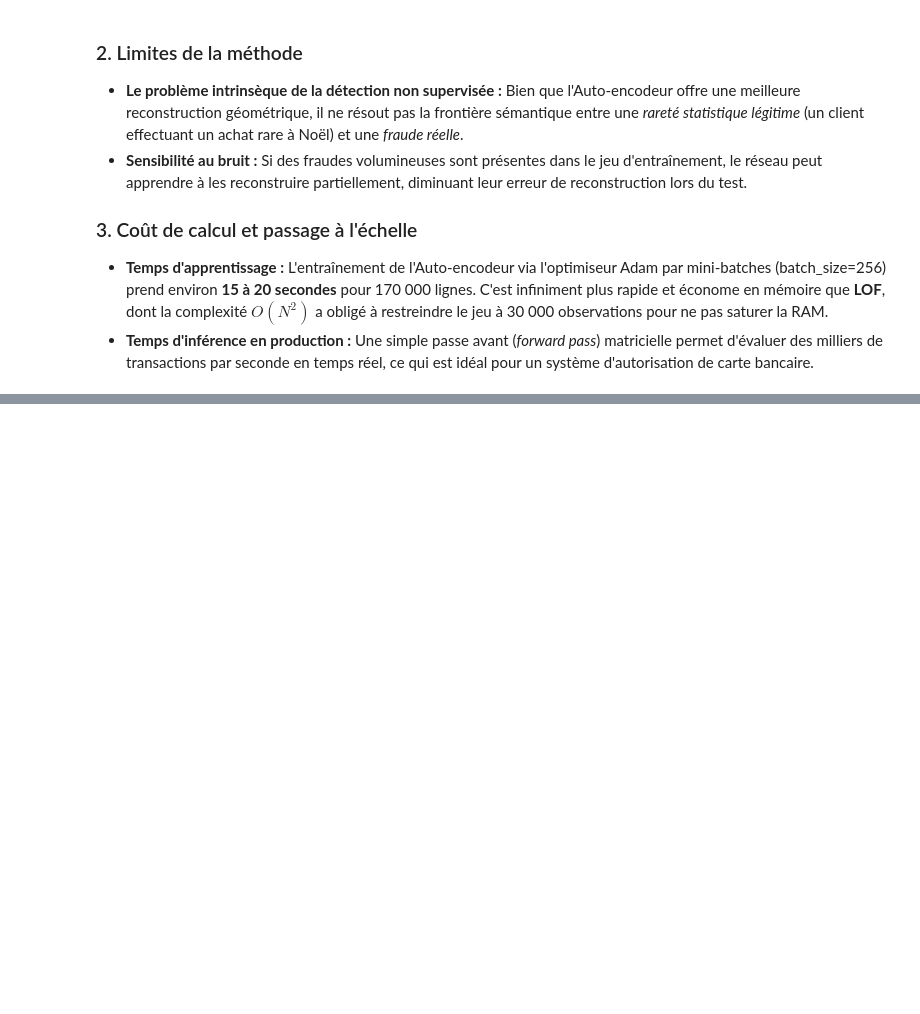
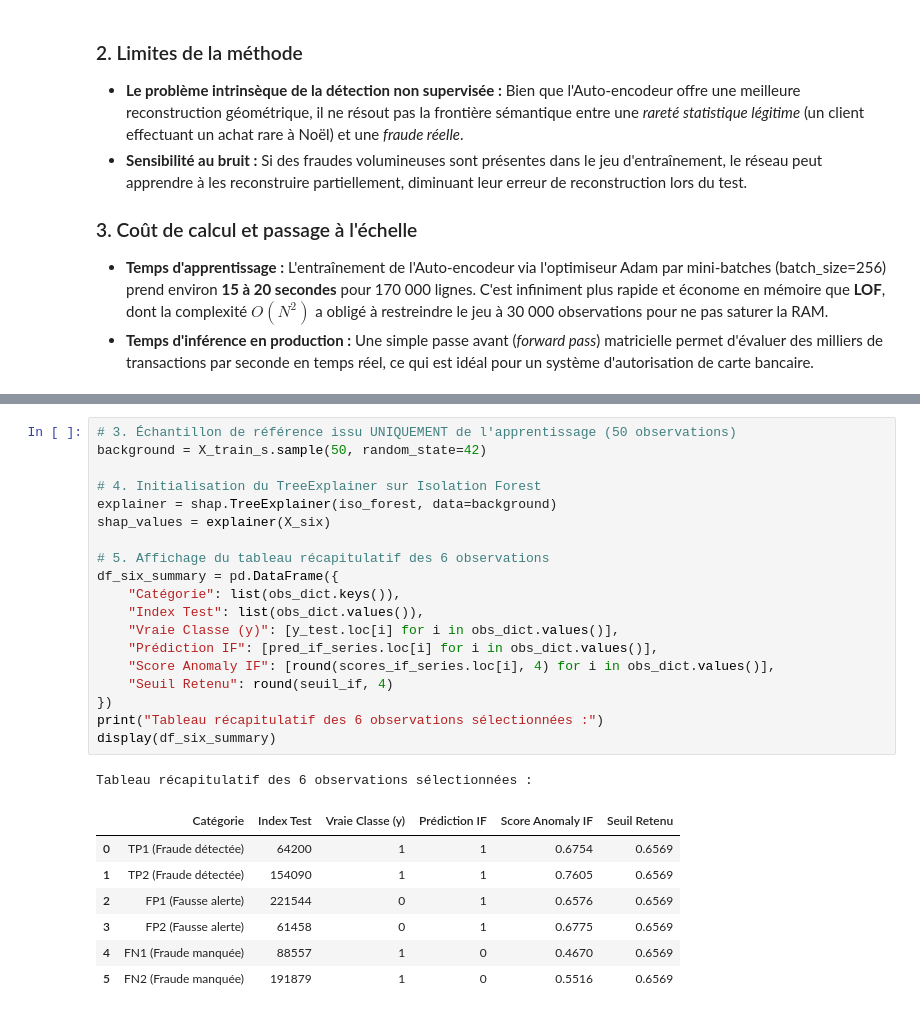
Before and after one commit to HananeDjouadi/TP-Anomalie-ML, a Jupyter notebook: notebook/partie2et3_fraudes.ipynb, the cells around one changed output, grey strips where cells are left out. Saved outputs shown, nothing was run; the diff lists cells and outputs as text; blank space fills up the shorter version.

```diff
--- a/notebook/partie2et3_fraudes.ipynb
+++ b/notebook/partie2et3_fraudes.ipynb
@@ -949,0 +996,28 @@ Courbes Comparatives : Auto-encodeur vs Isolation Forest vs LOF
+# %%
+# 3. Échantillon de référence issu UNIQUEMENT de l'apprentissage (50 observations)
+background = X_train_s.sample(50, random_state=42)
+
+# 4. Initialisation du TreeExplainer sur Isolation Forest
+explainer = shap.TreeExplainer(iso_forest, data=background)
+shap_values = explainer(X_six)
+
+# 5. Affichage du tableau récapitulatif des 6 observations
+df_six_summary = pd.DataFrame({
+    "Catégorie": list(obs_dict.keys()),
+    "Index Test": list(obs_dict.values()),
+    "Vraie Classe (y)": [y_test.loc[i] for i in obs_dict.values()],
+    "Prédiction IF": [pred_if_series.loc[i] for i in obs_dict.values()],
+    "Score Anomaly IF": [round(scores_if_series.loc[i], 4) for i in obs_dict.values()],
+    "Seuil Retenu": round(seuil_if, 4)
+})
+print("Tableau récapitulatif des 6 observations sélectionnées :")
+display(df_six_summary)
+# %% [output]
+Tableau récapitulatif des 6 observations sélectionnées :
+|  | Catégorie | Index Test | Vraie Classe (y) | Prédiction IF | Score Anomaly IF | Seuil Retenu |
+| 0 | TP1 (Fraude détectée) | 64200 | 1 | 1 | 0.6754 | 0.6569 |
+| 1 | TP2 (Fraude détectée) | 154090 | 1 | 1 | 0.7605 | 0.6569 |
+| 2 | FP1 (Fausse alerte) | 221544 | 0 | 1 | 0.6576 | 0.6569 |
+| 3 | FP2 (Fausse alerte) | 61458 | 0 | 1 | 0.6775 | 0.6569 |
+| 4 | FN1 (Fraude manquée) | 88557 | 1 | 0 | 0.4670 | 0.6569 |
+| 5 | FN2 (Fraude manquée) | 191879 | 1 | 0 | 0.5516 | 0.6569 |
```
Also changed, not shown: parts of 4 cells of this notebook, 1 other file.
